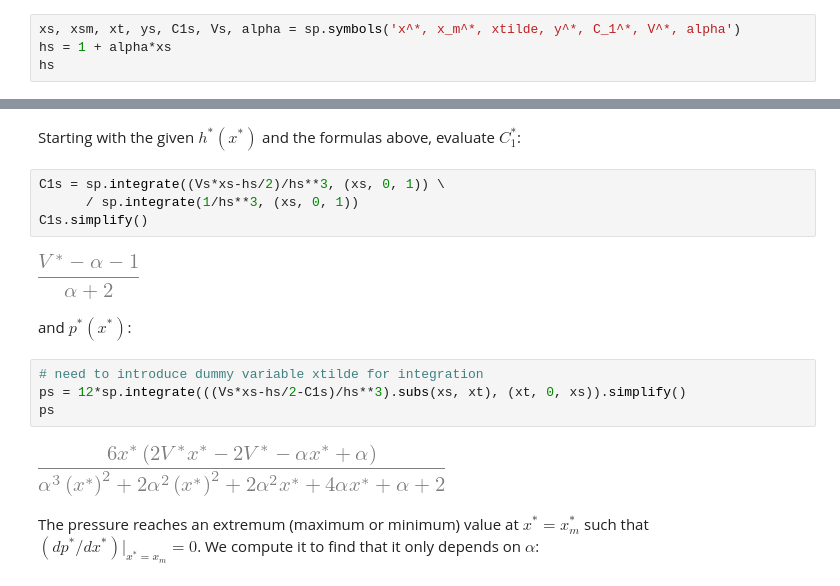
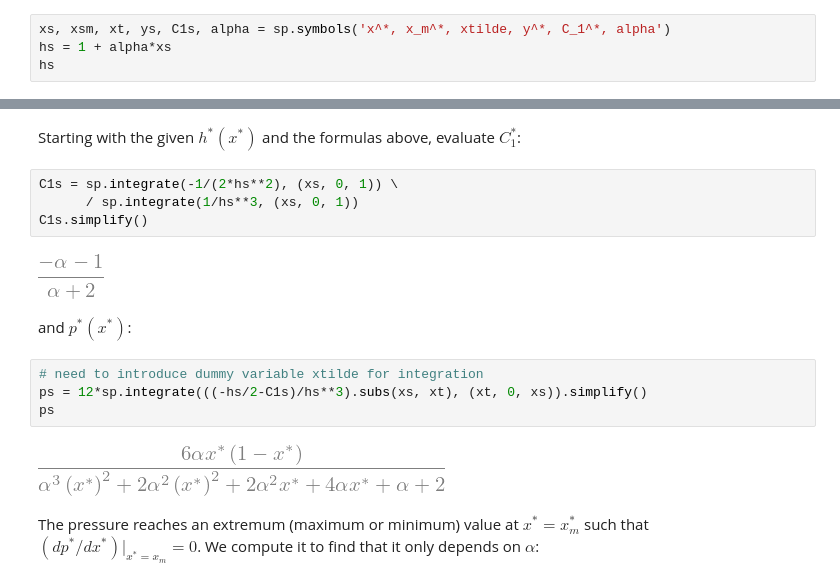
Before and after one commit to ichristov/intermediate-fluid-mechanics, a Jupyter notebook: slipper_pad_bearing.ipynb, the cells around one changed output, grey strips where cells are left out. Saved outputs shown, nothing was run; the diff lists cells and outputs as text.

```diff
--- a/slipper_pad_bearing.ipynb
+++ b/slipper_pad_bearing.ipynb
@@ -126,7 +146,7 @@ $$
 # %% [markdown]
 # PRESSURE FOR GIVEN GAP SHAPE
 # %%
-xs, xsm, xt, ys, C1s, Vs, alpha = sp.symbols('x^*, x_m^*, xtilde, y^*, C_1^*, V^*, alpha')
+xs, xsm, xt, ys, C1s, alpha = sp.symbols('x^*, x_m^*, xtilde, y^*, C_1^*, alpha')
 hs = 1 + alpha*xs
 hs
 # %% [output]
@@ -134,19 +154,19 @@ hs
 # %% [markdown]
 Starting with the given $h^*(x^*)$ and the formulas above, evaluate $C_1^*$:
 # %%
-C1s = sp.integrate((Vs*xs-hs/2)/hs**3, (xs, 0, 1)) \
+C1s = sp.integrate(-1/(2*hs**2), (xs, 0, 1)) \
       / sp.integrate(1/hs**3, (xs, 0, 1))
 C1s.simplify()
 # %% [output]
-[figure, old version]
+[figure, new version]
 # %% [markdown]
 and $p^*(x^*)$:
 # %%
 # need to introduce dummy variable xtilde for integration
-ps = 12*sp.integrate(((Vs*xs-hs/2-C1s)/hs**3).subs(xs, xt), (xt, 0, xs)).simplify()
+ps = 12*sp.integrate(((-hs/2-C1s)/hs**3).subs(xs, xt), (xt, 0, xs)).simplify()
 ps
 # %% [output]
-[figure, old version]
+[figure, new version]
 # %% [markdown]
 The pressure reaches an extremum (maximum or minimum) value at $x^*=x^*_m$ such that $(d p^*/d x^*)|_{x^*=x_m}=0$. We compute it to find that it only depends on $\alpha$:
 # %%
```
Also changed, not shown: parts of 26 cells of this notebook.
